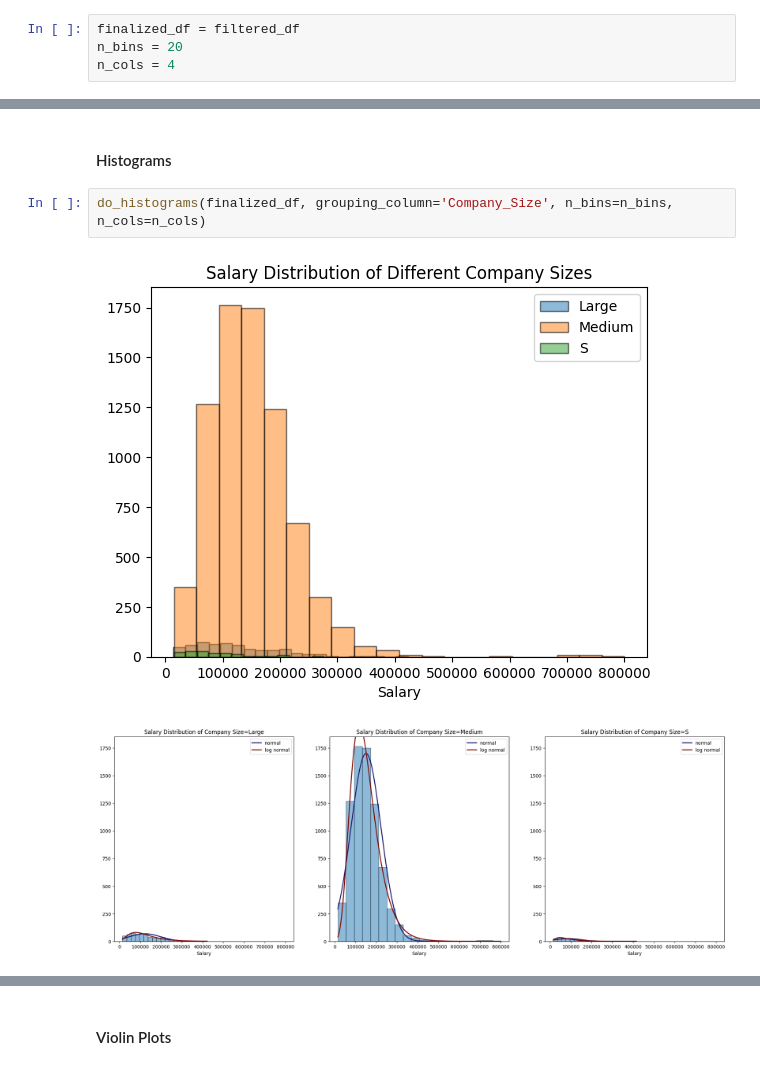
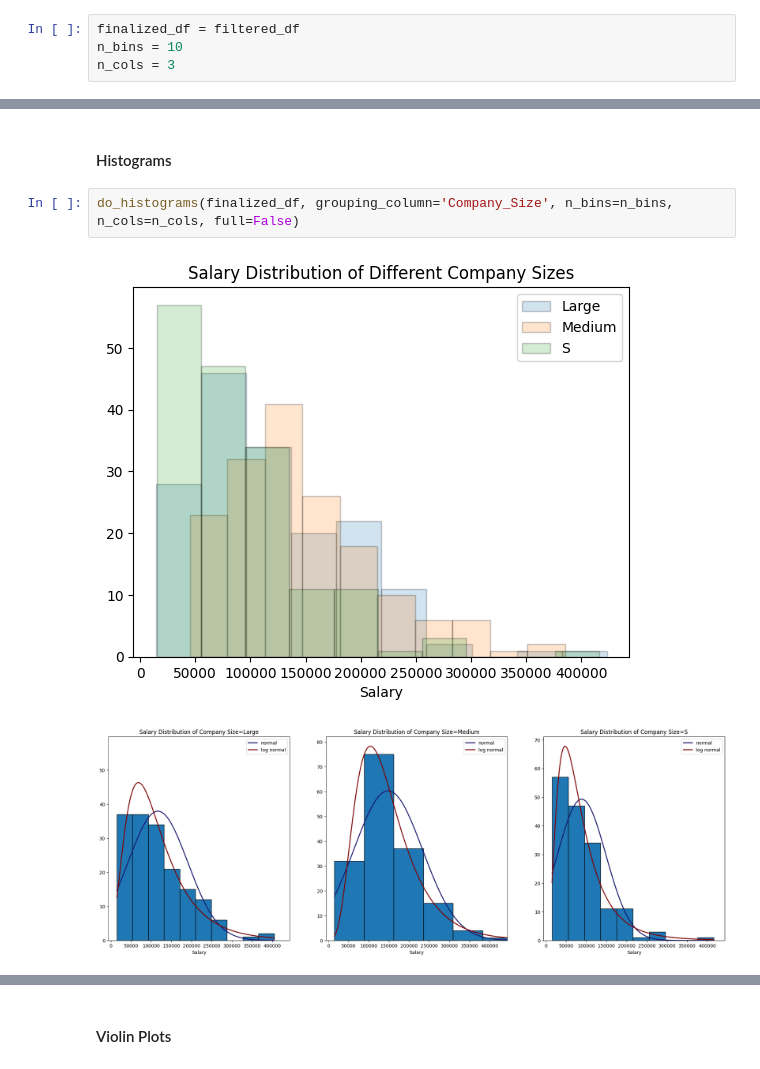
Before and after one commit to ALotov2000/data_science-CA2, a Jupyter notebook: task-2/report.ipynb, the cells around one changed output, grey strips where cells are left out. Drawn from its saved outputs; the diff is of its cells as text.

```diff
--- a/task-2/report.ipynb
+++ b/task-2/report.ipynb
@@ -156,8 +155,8 @@ See the caveats in the documentation: https://pandas.pydata.org/pandas-docs/stab
 from task2.plot import *
 # %%
 finalized_df = filtered_df
-n_bins = 20
-n_cols = 4
+n_bins = 10
+n_cols = 3
 # %% [markdown]
 ### Histogram of All Salaries
 # %%
@@ -291,7 +330,7 @@ Another interesting point is about violin plots. They indicate that other employ
 # %% [markdown]
 #### Histograms
 # %%
-do_histograms(finalized_df, grouping_column='Company_Size', n_bins=n_bins, n_cols=n_cols)
+do_histograms(finalized_df, grouping_column='Company_Size', n_bins=n_bins, n_cols=n_cols, full=False)
 # %% [output]
-[figure, old version]
+[figure, new version]
-[figure, old version]
+[figure, new version]
```
Also changed, not shown: parts of 33 cells of this notebook.
